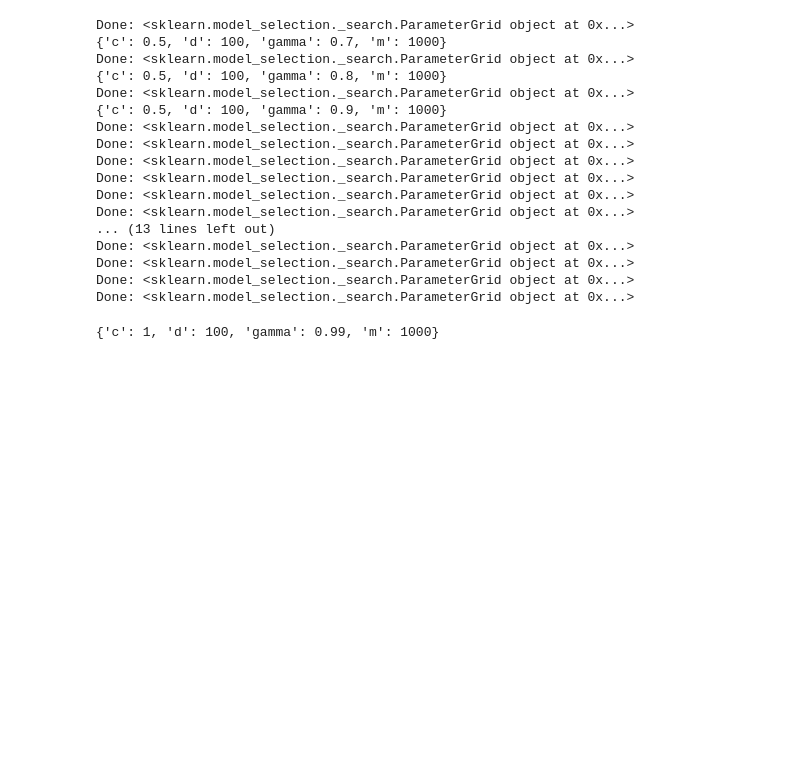
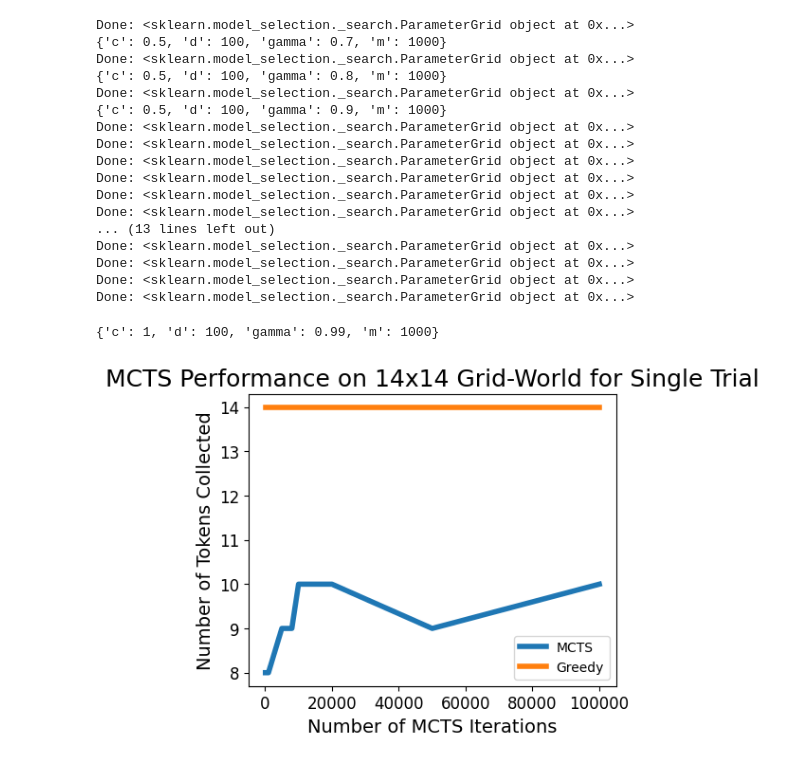
Before and after one commit to nkepling/curly-carnival, a Jupyter notebook: MultiObjectSearch/parameter_search.ipynb, the cells around one changed output. Drawn from its saved outputs; the diff is of its cells as text; code cells hidden in the pictures; blank space fills up the shorter version.

```diff
--- a/MultiObjectSearch/parameter_search.ipynb
+++ b/MultiObjectSearch/parameter_search.ipynb
@@ -78,3 +78,21 @@ Done: <sklearn.model_selection._search.ParameterGrid object at 0x...>
 best_params
 # %% [output]
 {'c': 1, 'd': 100, 'gamma': 0.99, 'm': 1000}
+# %%
+m = [100,500,1000,5000,8000,10000,15000,20000,50000,100000]
+
+objects_found = [8,8,8,9,9,10,10,10,9,10]
+
+fig = plt.figure(figsize=(5,4))
+
+plt.plot(m,objects_found,linewidth = '4')
+plt.plot(m,[14 for _ in m],linewidth = '4')
+plt.xlabel("Number of MCTS Iterations",fontsize=14)
+plt.ylabel("Number of Tokens Collected",fontsize=14)
+plt.yticks(fontsize=12)
+plt.xticks(fontsize=12)
+plt.title("MCTS Performance on 14x14 Grid-World for Single Trial",fontsize=18)
+plt.legend(["MCTS","Greedy"])
+plt.savefig("mcts_performance.png",bbox_inches='tight')
+# %% [output]
+[figure, added]
```
Also changed, not shown: parts of 1 cell of this notebook, 11 other files.
